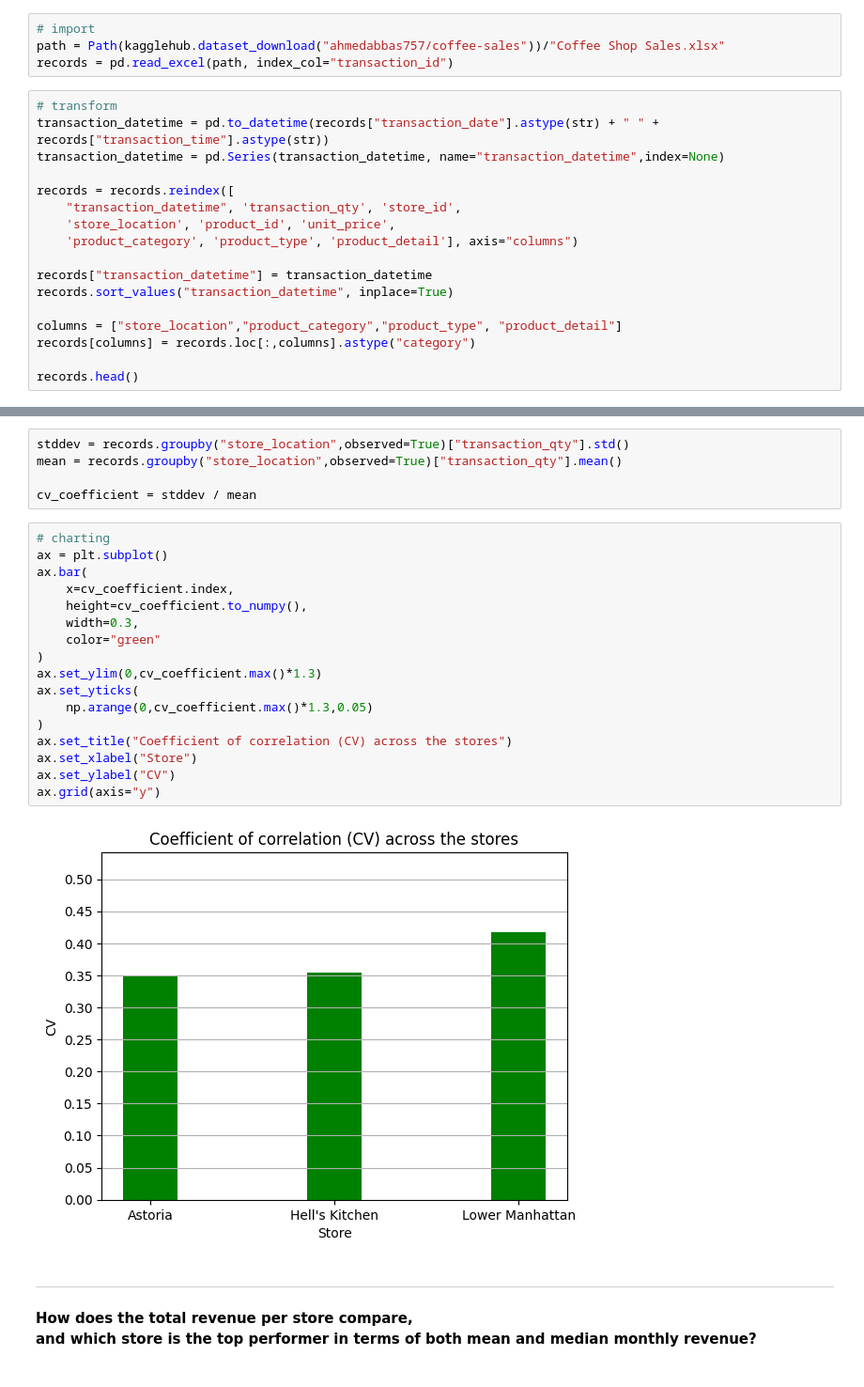
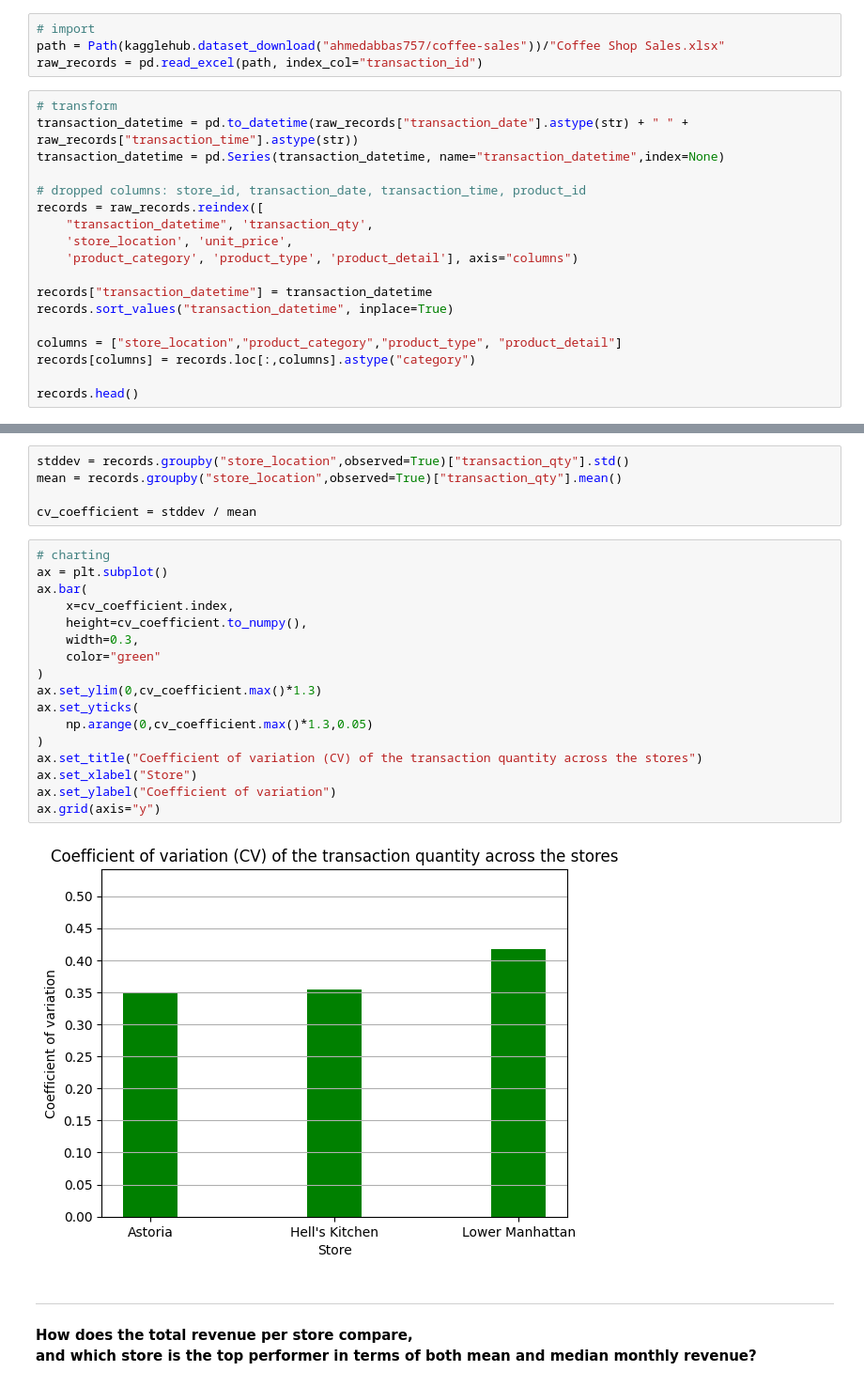
Before and after one commit to Michael-Kornilich/coffee_shop_analysis, a Jupyter notebook: script.ipynb, the cells around one changed output, grey strips where cells are left out. Shown: that part at 94% size. Drawn from its saved outputs; the diff is of its cells as text.

```diff
--- a/script.ipynb
+++ b/script.ipynb
@@ -8,15 +9,16 @@ import statistics as st
 # %%
 # import
 path = Path(kagglehub.dataset_download("ahmedabbas757/coffee-sales"))/"Coffee Shop Sales.xlsx"
-records = pd.read_excel(path, index_col="transaction_id")
+raw_records = pd.read_excel(path, index_col="transaction_id")
 # %%
 # transform
-transaction_datetime = pd.to_datetime(records["transaction_date"].astype(str) + " " + records["transaction_time"].astype(str))
+transaction_datetime = pd.to_datetime(raw_records["transaction_date"].astype(str) + " " + raw_records["transaction_time"].astype(str))
 transaction_datetime = pd.Series(transaction_datetime, name="transaction_datetime",index=None)
 
-records = records.reindex([
-    "transaction_datetime", 'transaction_qty', 'store_id',
-    'store_location', 'product_id', 'unit_price',
+# dropped columns: store_id, transaction_date, transaction_time, product_id
+records = raw_records.reindex([
+    "transaction_datetime", 'transaction_qty',
+    'store_location', 'unit_price',
     'product_category', 'product_type', 'product_detail'], axis="columns")
 
 records["transaction_datetime"] = transaction_datetime
@@ -249,22 +251,22 @@ cv_coefficient = stddev / mean
 # %%
 # charting
 ax = plt.subplot()
 ax.bar(
     x=cv_coefficient.index,
     height=cv_coefficient.to_numpy(),
     width=0.3,
     color="green"
 )
 ax.set_ylim(0,cv_coefficient.max()*1.3)
 ax.set_yticks(
     np.arange(0,cv_coefficient.max()*1.3,0.05)
 )
-ax.set_title("Coefficient of correlation (CV) across the stores")
+ax.set_title("Coefficient of variation (CV) of the transaction quantity across the stores")
 ax.set_xlabel("Store")
-ax.set_ylabel("CV")
+ax.set_ylabel("Coefficient of variation")
 ax.grid(axis="y")
 # %% [output]
-[figure, old version]
+[figure, new version]
 # %% [markdown]
 ---
 **How does the total revenue per store compare,\
```
Also changed, not shown: parts of 15 cells of this notebook.
